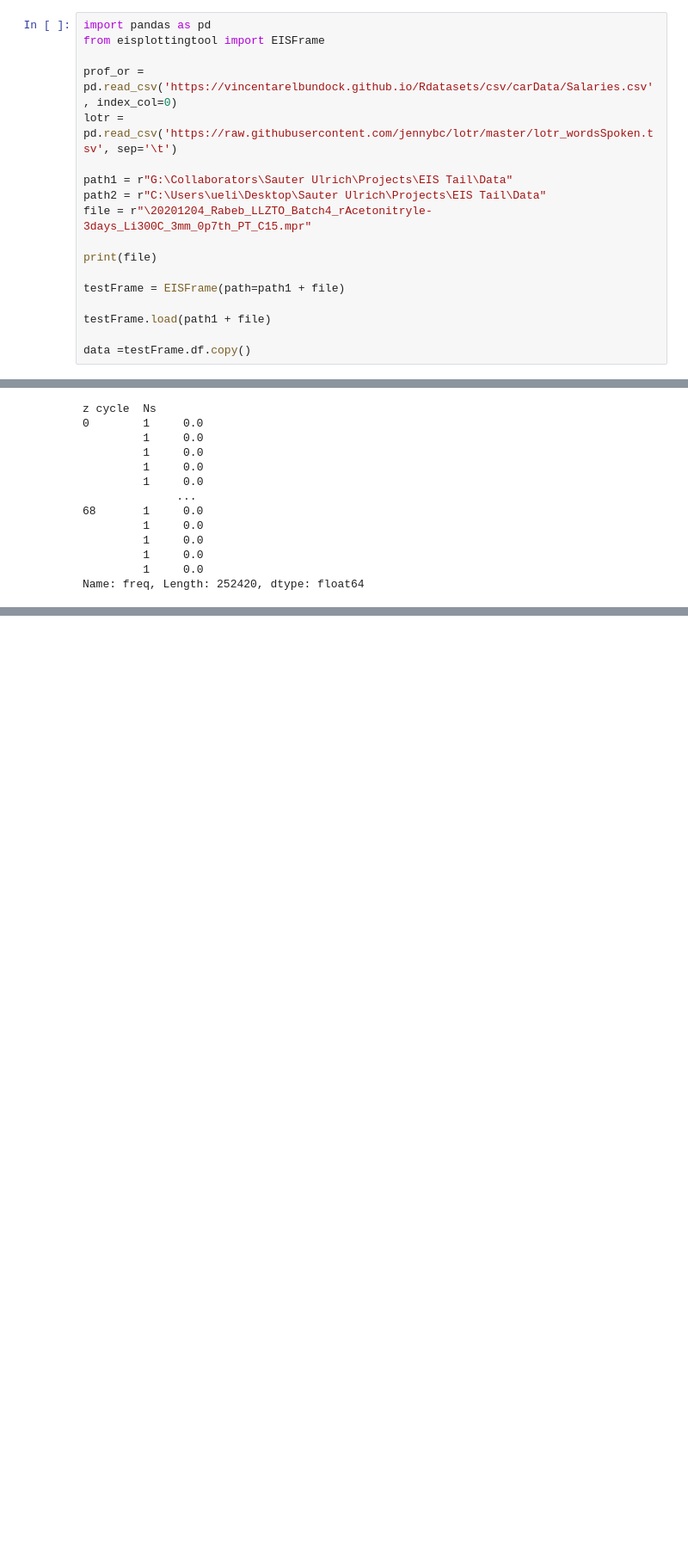
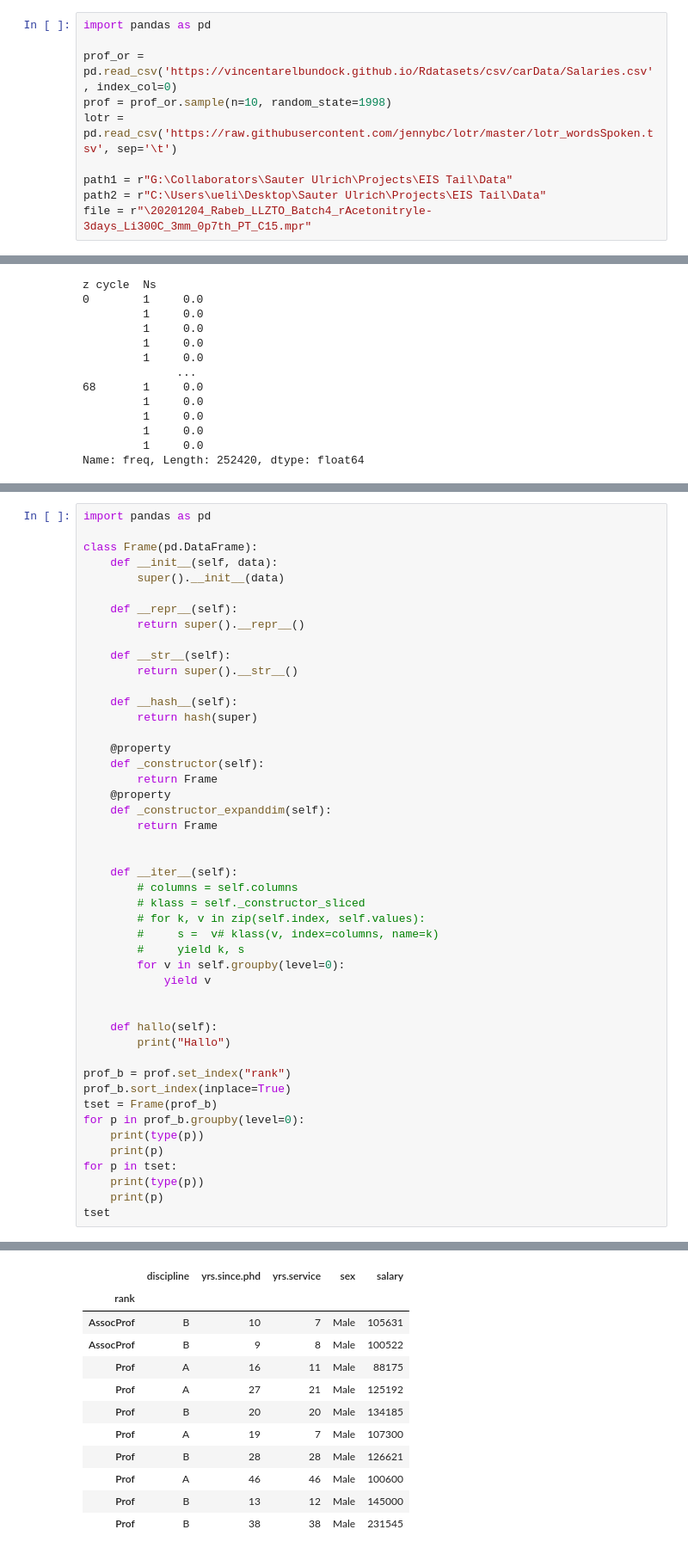
Before and after one commit to ileu/EISFrame, a Jupyter notebook: Runnables/MultiTest.ipynb, the cells around one changed output, grey strips where cells are left out. Shown at 86% size. Drawn from its saved outputs; the diff is of its cells as text; blank space fills up the shorter version.

```diff
--- a/Runnables/MultiTest.ipynb
+++ b/Runnables/MultiTest.ipynb
@@ -1,18 +1,10 @@
 # %%
 import pandas as pd
-from eisplottingtool import EISFrame
 
 prof_or = pd.read_csv('https://vincentarelbundock.github.io/Rdatasets/csv/carData/Salaries.csv', index_col=0)
+prof = prof_or.sample(n=10, random_state=1998)
 lotr = pd.read_csv('https://raw.githubusercontent.com/jennybc/lotr/master/lotr_wordsSpoken.tsv', sep='\t')
 
 path1 = r"G:\Collaborators\Sauter Ulrich\Projects\EIS Tail\Data"
 path2 = r"C:\Users\ueli\Desktop\Sauter Ulrich\Projects\EIS Tail\Data"
 file = r"\20201204_Rabeb_LLZTO_Batch4_rAcetonitryle-3days_Li300C_3mm_0p7th_PT_C15.mpr"
-
-print(file)
-
-testFrame = EISFrame(path=path1 + file)
-
-testFrame.load(path1 + file)
-
-data =testFrame.df.copy()
@@ -160,0 +138,48 @@ testData
+# %%
+import pandas as pd
+
+class Frame(pd.DataFrame):
+    def __init__(self, data):
+        super().__init__(data)
+
+    def __repr__(self):
+        return super().__repr__()
+
+    def __str__(self):
+        return super().__str__()
+
+    def __hash__(self):
+        return hash(super)
+
+    @property
+    def _constructor(self):
+        return Frame
+    @property
+    def _constructor_expanddim(self):
+        return Frame
+
+
+    def __iter__(self):
+        # columns = self.columns
+        # klass = self._constructor_sliced
+        # for k, v in zip(self.index, self.values):
+        #     s =  v# klass(v, index=columns, name=k)
+        #     yield k, s
+        for v in self.groupby(level=0):
+            yield v
+
+
+    def hallo(self):
+        print("Hallo")
+
+prof_b = prof.set_index("rank")
+prof_b.sort_index(inplace=True)
+tset = Frame(prof_b)
+for p in prof_b.groupby(level=0):
+    print(type(p))
+    print(p)
+for p in tset:
+    print(type(p))
+    print(p)
+tset
+# %% [output]
@@ -160,0 +203,12 @@ testData
+|  | discipline | yrs.since.phd | yrs.service | sex | salary |
+| rank |  |  |  |  |  |
+| AssocProf | B | 10 | 7 | Male | 105631 |
+| AssocProf | B | 9 | 8 | Male | 100522 |
+| Prof | A | 16 | 11 | Male | 88175 |
+| Prof | A | 27 | 21 | Male | 125192 |
+| Prof | B | 20 | 20 | Male | 134185 |
+| Prof | A | 19 | 7 | Male | 107300 |
+| Prof | B | 28 | 28 | Male | 126621 |
+| Prof | A | 46 | 46 | Male | 100600 |
+| Prof | B | 13 | 12 | Male | 145000 |
+| Prof | B | 38 | 38 | Male | 231545 |
```
Also changed, not shown: parts of 11 cells of this notebook, 1 other file.
